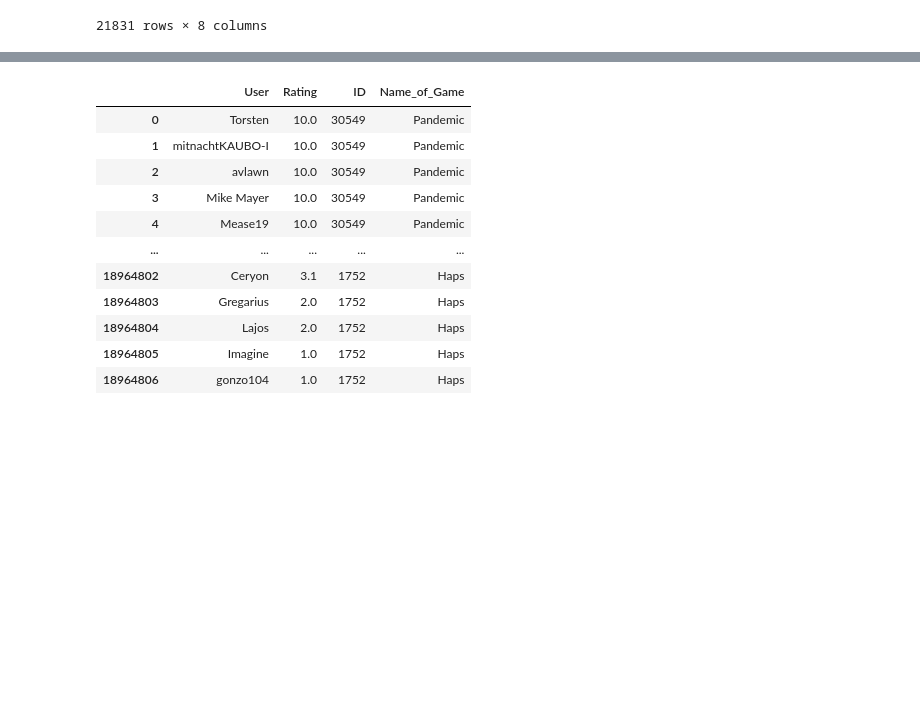
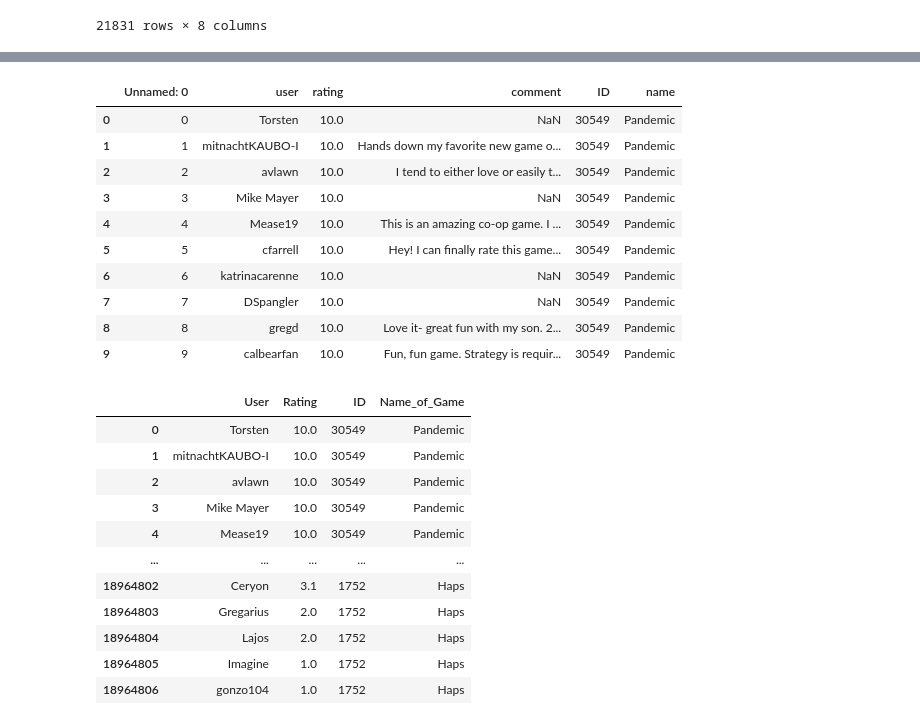
Before and after one commit to NeriDSE/Neri_PythonProject_DSE, a Jupyter notebook: notebook_to_test.ipynb, the cells around one changed output, grey strips where cells are left out. Saved outputs shown, nothing was run; the diff lists cells and outputs as text; code cells hidden in the pictures; blank space fills up the shorter version.

```diff
--- a/notebook_to_test.ipynb
+++ b/notebook_to_test.ipynb
@@ -126 +128,15 @@ dataset_reviews = pd.read_csv(file_reviews)
+# %%
+dataset_reviews.head(10)
+# %% [output]
+|  | Unnamed: 0 | user | rating | comment | ID | name |
+| 0 | 0 | Torsten | 10.0 | NaN | 30549 | Pandemic |
+| 1 | 1 | mitnachtKAUBO-I | 10.0 | Hands down my favorite new game o... | 30549 | Pandemic |
+| 2 | 2 | avlawn | 10.0 | I tend to either love or easily t... | 30549 | Pandemic |
+| 3 | 3 | Mike Mayer | 10.0 | NaN | 30549 | Pandemic |
+| 4 | 4 | Mease19 | 10.0 | This is an amazing co-op game. I ... | 30549 | Pandemic |
+| 5 | 5 | cfarrell | 10.0 | Hey! I can finally rate this game... | 30549 | Pandemic |
+| 6 | 6 | katrinacarenne | 10.0 | NaN | 30549 | Pandemic |
+| 7 | 7 | DSpangler | 10.0 | NaN | 30549 | Pandemic |
+| 8 | 8 | gregd | 10.0 | Love it- great fun with my son. 2... | 30549 | Pandemic |
+| 9 | 9 | calbearfan | 10.0 | Fun, fun game. Strategy is requir... | 30549 | Pandemic |
 # %%
```
Also changed, not shown: parts of 13 cells of this notebook, 1 other file.
